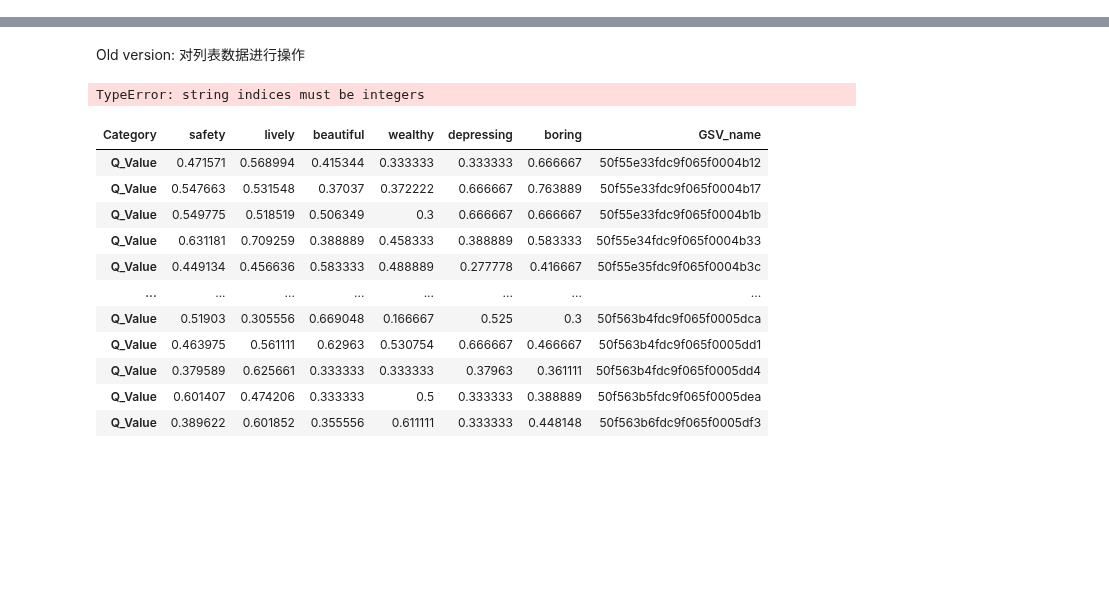
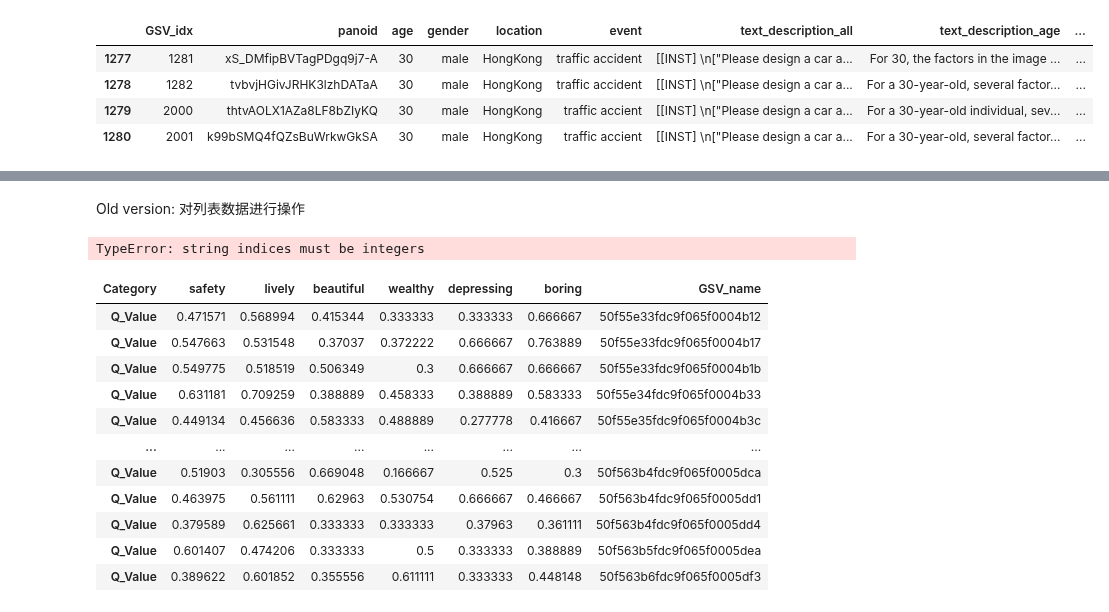
Before and after one commit to CeHouGIS/Safety_Perception_HK, a Jupyter notebook: data_merge.ipynb, the cells around one changed output, grey strips where cells are left out. Saved outputs shown, nothing was run; the diff lists cells and outputs as text; code cells hidden in the pictures; blank space fills up the shorter version.

```diff
--- a/data_merge.ipynb
+++ b/data_merge.ipynb
@@ -24,0 +24,8 @@ dataset_list
+# %%
+aaa.iloc[1277:1281]
+# %% [output]
+|  | GSV_idx | panoid | age | gender | location | event | text_description_all | text_description_age | ... |
+| 1277 | 1281 | xS_DMfipBVTagPDgq9j7-A | 30 | male | HongKong | traffic accident | [[INST] \n["Please design a car a... | For 30, the factors in the image ... | ... |
+| 1278 | 1282 | tvbvjHGivJRHK3lzhDATaA | 30 | male | HongKong | traffic accident | [[INST] \n["Please design a car a... | For a 30-year-old, several factor... | ... |
+| 1279 | 2000 | thtvAOLX1AZa8LF8bZIyKQ | 30 | male | HongKong | traffic accient | [[INST] \n["Please design a car a... | For a 30-year-old individual, sev... | ... |
+| 1280 | 2001 | k99bSMQ4fQZsBuWrkwGkSA | 30 | male | HongKong | traffic accient | [[INST] \n["Please design a car a... | For a 30-year-old, several factor... | ... |
```
Also changed, not shown: parts of 8 cells of this notebook, 2 other files.
